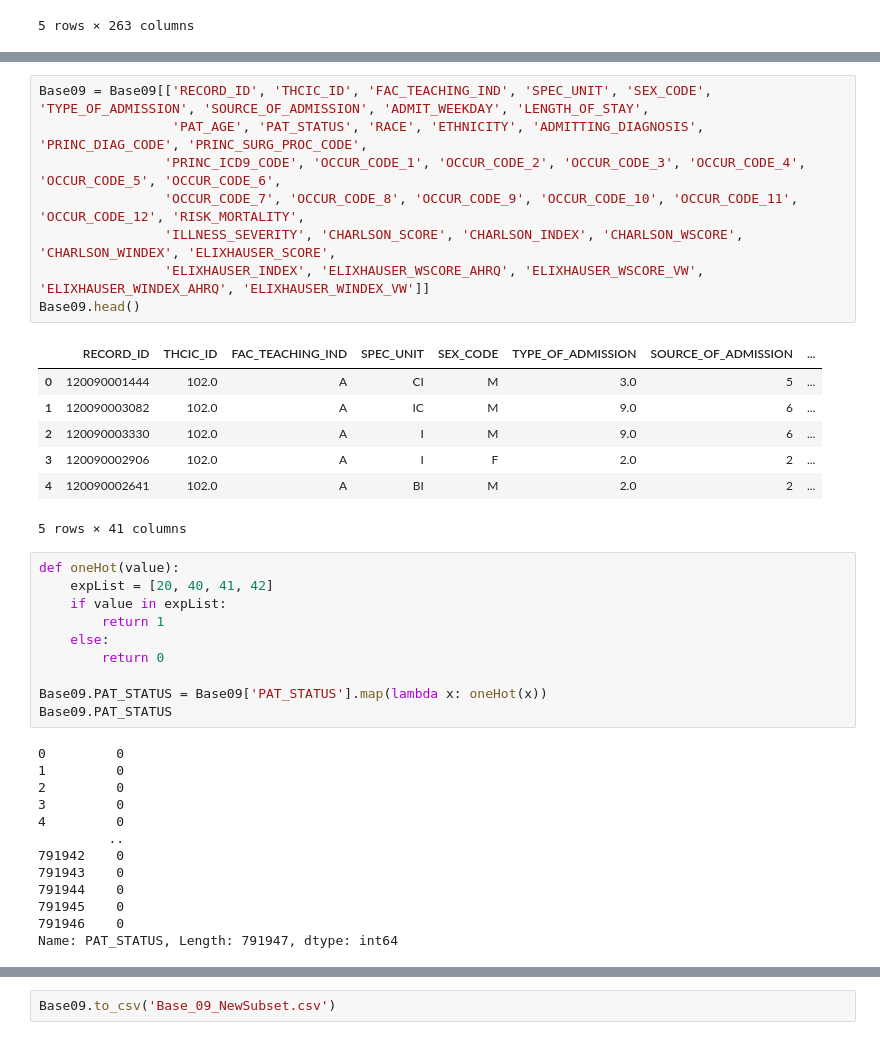
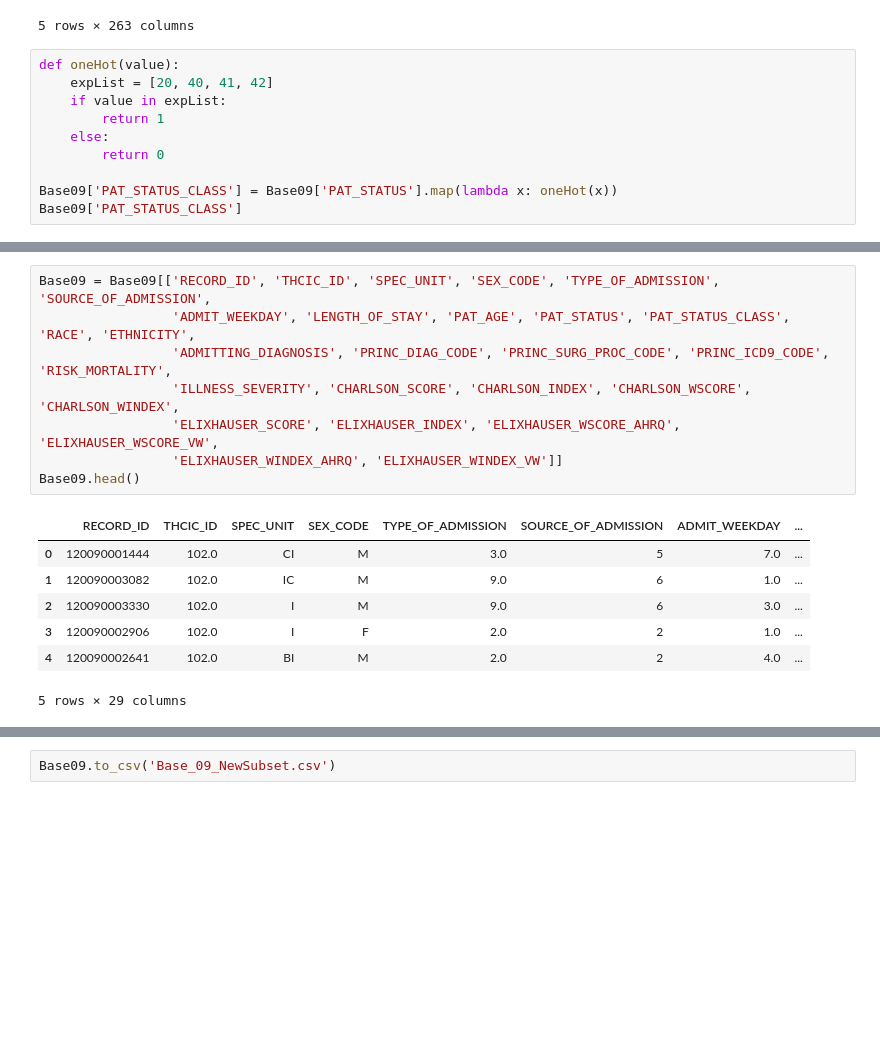
Before and after one commit to aakula7/Surgical-Mortality-Prediction, a Jupyter notebook: 2009/2009 New Base Subsetting.ipynb, the cells around one changed output, grey strips where cells are left out. Cells and saved outputs as stored; diff of their text form; blank space fills up the shorter version.

```diff
--- a/2009/2009 New Base Subsetting.ipynb
+++ b/2009/2009 New Base Subsetting.ipynb
@@ -195,3 +195,13 @@ Base09.head()
 | 3 | 102.0 | A | NaN | NaN | NaN | NaN | ... |
 | 4 | 102.0 | A | NaN | NaN | NaN | NaN | ... |
 5 rows × 263 columns
+# %%
+def oneHot(value):
+    expList = [20, 40, 41, 42]
+    if value in expList:
+        return 1
+    else:
+        return 0
+
+Base09['PAT_STATUS_CLASS'] = Base09['PAT_STATUS'].map(lambda x: oneHot(x))
+Base09['PAT_STATUS_CLASS']
@@ -198,39 +221,16 @@ Base09.head()
 # %%
-Base09 = Base09[['RECORD_ID', 'THCIC_ID', 'FAC_TEACHING_IND', 'SPEC_UNIT', 'SEX_CODE', 'TYPE_OF_ADMISSION', 'SOURCE_OF_ADMISSION', 'ADMIT_WEEKDAY', 'LENGTH_OF_STAY',
-                 'PAT_AGE', 'PAT_STATUS', 'RACE', 'ETHNICITY', 'ADMITTING_DIAGNOSIS', 'PRINC_DIAG_CODE', 'PRINC_SURG_PROC_CODE',
-                'PRINC_ICD9_CODE', 'OCCUR_CODE_1', 'OCCUR_CODE_2', 'OCCUR_CODE_3', 'OCCUR_CODE_4', 'OCCUR_CODE_5', 'OCCUR_CODE_6',
-                'OCCUR_CODE_7', 'OCCUR_CODE_8', 'OCCUR_CODE_9', 'OCCUR_CODE_10', 'OCCUR_CODE_11', 'OCCUR_CODE_12', 'RISK_MORTALITY',
-                'ILLNESS_SEVERITY', 'CHARLSON_SCORE', 'CHARLSON_INDEX', 'CHARLSON_WSCORE', 'CHARLSON_WINDEX', 'ELIXHAUSER_SCORE',
-                'ELIXHAUSER_INDEX', 'ELIXHAUSER_WSCORE_AHRQ', 'ELIXHAUSER_WSCORE_VW', 'ELIXHAUSER_WINDEX_AHRQ', 'ELIXHAUSER_WINDEX_VW']]
+Base09 = Base09[['RECORD_ID', 'THCIC_ID', 'SPEC_UNIT', 'SEX_CODE', 'TYPE_OF_ADMISSION', 'SOURCE_OF_ADMISSION',
+                 'ADMIT_WEEKDAY', 'LENGTH_OF_STAY', 'PAT_AGE', 'PAT_STATUS', 'PAT_STATUS_CLASS', 'RACE', 'ETHNICITY',
+                 'ADMITTING_DIAGNOSIS', 'PRINC_DIAG_CODE', 'PRINC_SURG_PROC_CODE', 'PRINC_ICD9_CODE', 'RISK_MORTALITY',
+                 'ILLNESS_SEVERITY', 'CHARLSON_SCORE', 'CHARLSON_INDEX', 'CHARLSON_WSCORE', 'CHARLSON_WINDEX',
+                 'ELIXHAUSER_SCORE', 'ELIXHAUSER_INDEX', 'ELIXHAUSER_WSCORE_AHRQ', 'ELIXHAUSER_WSCORE_VW',
+                 'ELIXHAUSER_WINDEX_AHRQ', 'ELIXHAUSER_WINDEX_VW']]
 Base09.head()
 # %% [output]
-|  | RECORD_ID | THCIC_ID | FAC_TEACHING_IND | SPEC_UNIT | SEX_CODE | TYPE_OF_ADMISSION | SOURCE_OF_ADMISSION | ... |
-| 0 | 120090001444 | 102.0 | A | CI | M | 3.0 | 5 | ... |
-| 1 | 120090003082 | 102.0 | A | IC | M | 9.0 | 6 | ... |
-| 2 | 120090003330 | 102.0 | A | I | M | 9.0 | 6 | ... |
-| 3 | 120090002906 | 102.0 | A | I | F | 2.0 | 2 | ... |
-| 4 | 120090002641 | 102.0 | A | BI | M | 2.0 | 2 | ... |
+|  | RECORD_ID | THCIC_ID | SPEC_UNIT | SEX_CODE | TYPE_OF_ADMISSION | SOURCE_OF_ADMISSION | ADMIT_WEEKDAY | ... |
+| 0 | 120090001444 | 102.0 | CI | M | 3.0 | 5 | 7.0 | ... |
+| 1 | 120090003082 | 102.0 | IC | M | 9.0 | 6 | 1.0 | ... |
+| 2 | 120090003330 | 102.0 | I | M | 9.0 | 6 | 3.0 | ... |
+| 3 | 120090002906 | 102.0 | I | F | 2.0 | 2 | 1.0 | ... |
+| 4 | 120090002641 | 102.0 | BI | M | 2.0 | 2 | 4.0 | ... |
-5 rows × 41 columns
+5 rows × 29 columns
-# %%
-def oneHot(value):
-    expList = [20, 40, 41, 42]
-    if value in expList:
-        return 1
-    else:
-        return 0
-
-Base09.PAT_STATUS = Base09['PAT_STATUS'].map(lambda x: oneHot(x))
-Base09.PAT_STATUS
-# %% [output]
-0         0
-1         0
-2         0
-3         0
-4         0
-         ..
-791942    0
-791943    0
-791944    0
-791945    0
-791946    0
-Name: PAT_STATUS, Length: 791947, dtype: int64
```
Also changed, not shown: parts of 2 cells of this notebook, 6 other files.
